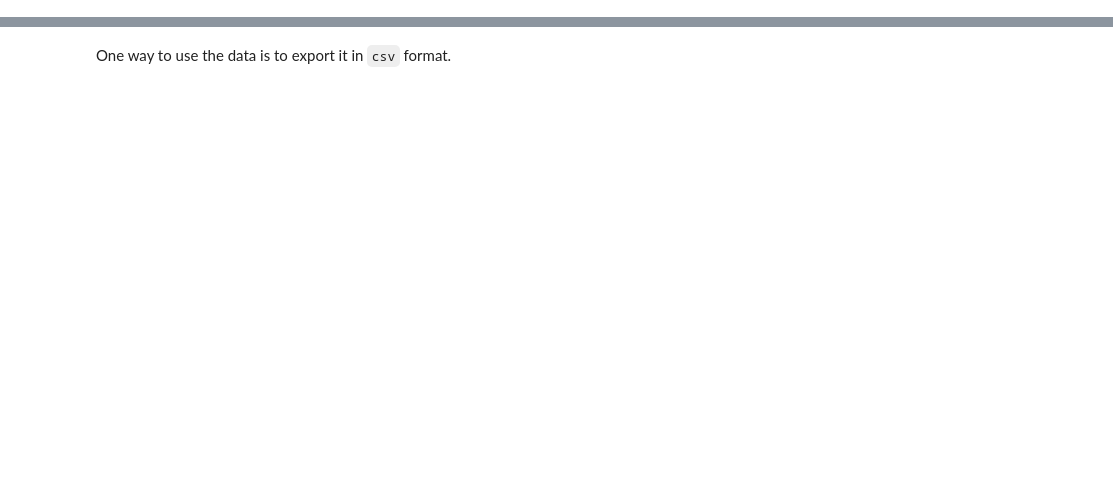
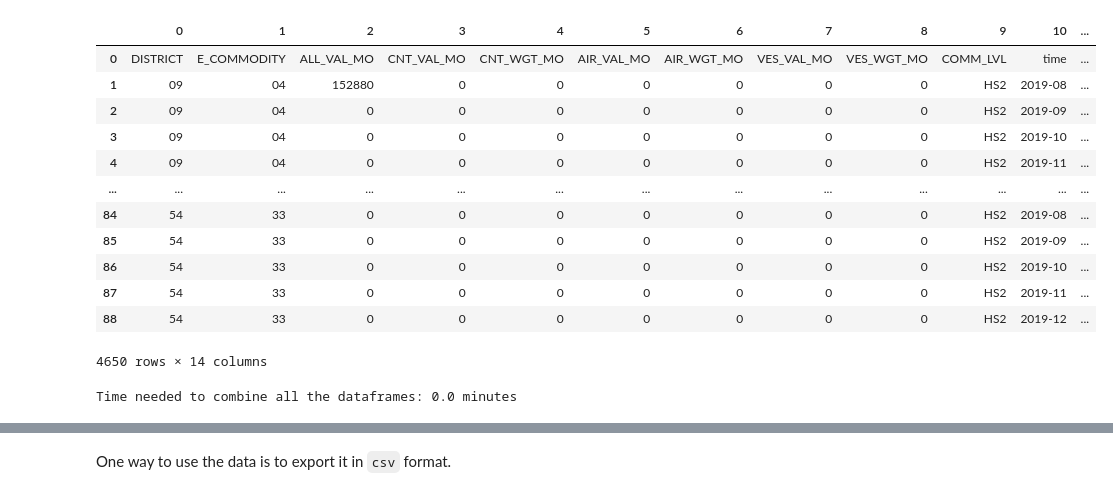
Before and after one commit to berina/trade_data_API, a Jupyter notebook: International Trade Data API.ipynb, the cells around one changed output, grey strips where cells are left out. Drawn from its saved outputs; the diff is of its cells as text; code cells hidden in the pictures; blank space fills up the shorter version.

```diff
--- a/International Trade Data API.ipynb
+++ b/International Trade Data API.ipynb
@@ -268,0 +3,11 @@ for param in num_params:
+# %%
+import numpy as np
+import pandas as pd
+import requests
+import time
+import copy
+
+# no decimal places
+pd.options.display.float_format = '{:,.0f}'.format
+# show more rows
+pd.set_option('display.max_rows', 200)
@@ -268,0 +120,14 @@ for param in num_params:
+# %%
+districts = pd.read_csv('districts.csv', header=None, dtype=object)
+# rename the columns
+districts.columns = ['DISTRICT_CODE', 'DISTRICT']
+
+# add the district that's missing on the official district list, but shows up in the data
+districts.loc[44] = ['59', 'NORFOLK/MOBILE/CHARLESTON, VA/AL/SC']
+
+# prepare a list of district codes
+district_codes = districts.loc[:,'DISTRICT_CODE'].tolist()
+# for APIs, divide districts in groups based on the first digit
+district_codes_single = districts.loc[:,'DISTRICT_CODE'].str.extract(r'([0-9])').iloc[:,0].unique().tolist()
+# preview single-digit district codes
+district_codes_single
@@ -268,0 +136,9 @@ for param in num_params:
+# %%
+# save each district group in a separate list
+district_groups = []
+for group_code in district_codes_single:
+    group = districts[districts['DISTRICT_CODE'].str.contains(group_code + r'[0-9]')].loc[:,'DISTRICT_CODE']
+    district_groups.append(group.tolist())
+
+# preview district groups
+district_groups
@@ -268,0 +157,7 @@ for param in num_params:
+# %%
+# test slice
+alter_country = country_codes[0:5]
+
+# choose to iterate over the slice or entire country list
+# country_iterable = country_codes
+country_iterable = alter_country
@@ -268,0 +273,17 @@ for param in num_params:
+# %%
+# preview the current data format
+countries_data[country_codes[2]]
+# %% [output]
+|  | 0 | 1 | 2 | 3 | 4 | 5 | 6 | 7 | 8 | 9 | 10 | ... |
+| 0 | DISTRICT | E_COMMODITY | ALL_VAL_MO | CNT_VAL_MO | CNT_WGT_MO | AIR_VAL_MO | AIR_WGT_MO | VES_VAL_MO | VES_WGT_MO | COMM_LVL | time | ... |
+| 1 | 09 | 04 | 152880 | 0 | 0 | 0 | 0 | 0 | 0 | HS2 | 2019-08 | ... |
+| 2 | 09 | 04 | 0 | 0 | 0 | 0 | 0 | 0 | 0 | HS2 | 2019-09 | ... |
+| 3 | 09 | 04 | 0 | 0 | 0 | 0 | 0 | 0 | 0 | HS2 | 2019-10 | ... |
+| 4 | 09 | 04 | 0 | 0 | 0 | 0 | 0 | 0 | 0 | HS2 | 2019-11 | ... |
+| ... | ... | ... | ... | ... | ... | ... | ... | ... | ... | ... | ... | ... |
+| 84 | 54 | 33 | 0 | 0 | 0 | 0 | 0 | 0 | 0 | HS2 | 2019-08 | ... |
+| 85 | 54 | 33 | 0 | 0 | 0 | 0 | 0 | 0 | 0 | HS2 | 2019-09 | ... |
+| 86 | 54 | 33 | 0 | 0 | 0 | 0 | 0 | 0 | 0 | HS2 | 2019-10 | ... |
+| 87 | 54 | 33 | 0 | 0 | 0 | 0 | 0 | 0 | 0 | HS2 | 2019-11 | ... |
+| 88 | 54 | 33 | 0 | 0 | 0 | 0 | 0 | 0 | 0 | HS2 | 2019-12 | ... |
+4650 rows × 14 columns
@@ -268,0 +332,19 @@ for param in num_params:
+# %%
+# combine the dataframes
+get_the_first_one = 0
+
+concat_start = time.time()
+
+for cdf in countries_data:
+    if get_the_first_one == 0:
+        get_the_first_one += 1
+        final_data = pd.DataFrame(countries_data[cdf])
+    elif get_the_first_one == 1:
+        final_data = pd.concat([final_data, pd.DataFrame(countries_data[cdf].iloc[1:,:])])
+
+concat_end = time.time()
+
+concat_time = concat_end - concat_start
+print('Time needed to combine all the dataframes:', round(concat_time/60, 2), 'minutes')
+# %% [output]
+Time needed to combine all the dataframes: 0.0 minutes
```
Also changed, not shown: parts of 47 cells of this notebook, 2 other files.
